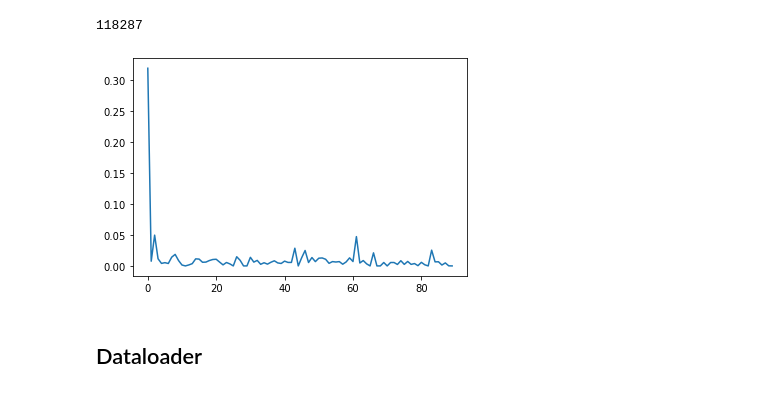
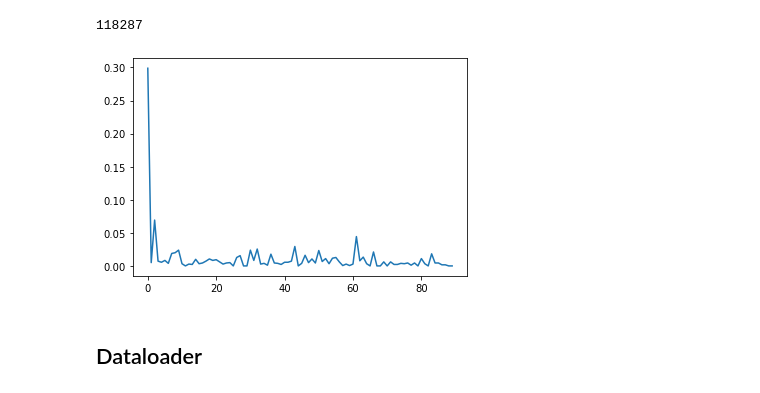
Before and after one commit to rohanpote/MoDL_CenterNet, a Jupyter notebook: src/local_notebooks/notebook_Aditya.ipynb, the cells around one changed output. Drawn from its saved outputs; the diff is of its cells as text; code cells hidden in the pictures.

```diff
--- a/src/local_notebooks/notebook_Aditya.ipynb
+++ b/src/local_notebooks/notebook_Aditya.ipynb
@@ -68,30 +68,30 @@ img_dir='~/ECE285Project/MoDL_CenterNet/data/coco/train2017/'
 # %% [output]
 118287
 # %%
-N=1024
+N=256
 numsets=1
 for iter in range(numsets):
     imgIds_perm=np.random.permutation(len(all_Ids))
     tmp=imgIds_perm[0:N].astype(int)
     tmp2=[all_Ids[t] for t in tmp]
     dataset.images=tmp2
     dataset.num_samples=len(dataset.images)
     sub_inst_cat=np.zeros(90)
     for j in range(N):
         sub_cat_lab=[]
         img = dataset.coco.loadImgs(dataset.images[j])[0]
         f_name=img_dir
         f_name+=img['file_name']
         annIds = dataset.coco.getAnnIds(imgIds=img['id'])
         anns = dataset.coco.loadAnns(annIds)
         sub_cat_lab=[k['category_id'] for k in anns]
         for jj in range(90):
             t=np.where(np.asarray(sub_cat_lab)==jj)
             sub_inst_cat[jj-1]+=t[0].shape[0]
     prob_sub=(sub_inst_cat+1)/np.sum(sub_inst_cat+1)
     plt.plot(sub_inst_cat/(np.sum(sub_inst_cat)))
 # %% [output]
-[figure, old version]
+[figure, new version]
 # %% [markdown]
 ## Dataloader
 # %%
```
Also changed, not shown: parts of 11 cells of this notebook.
